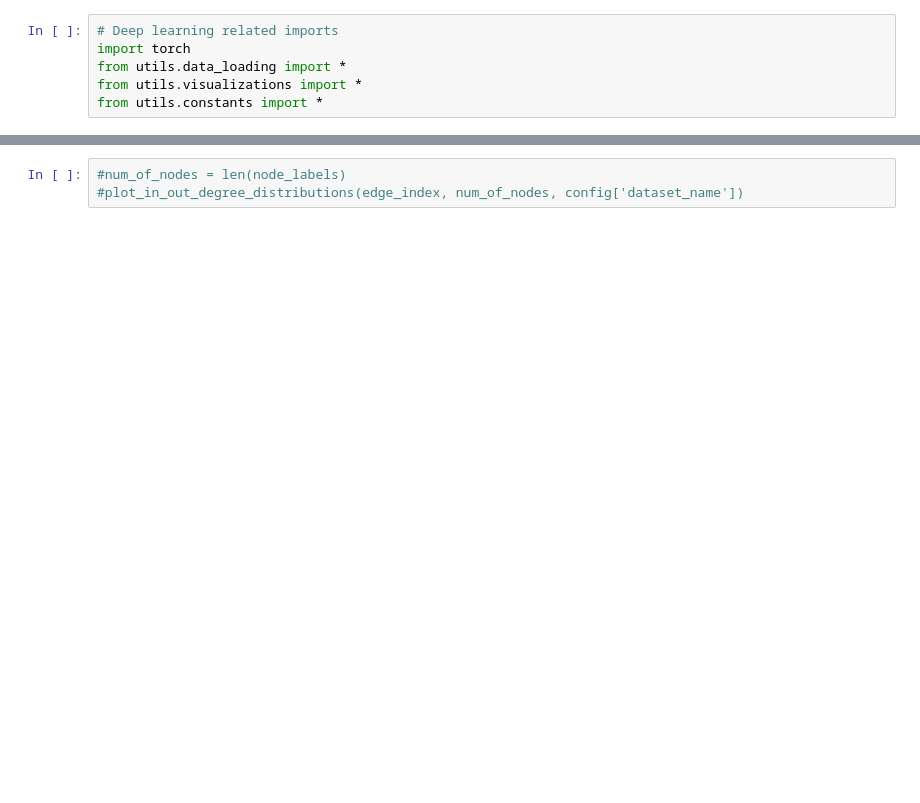
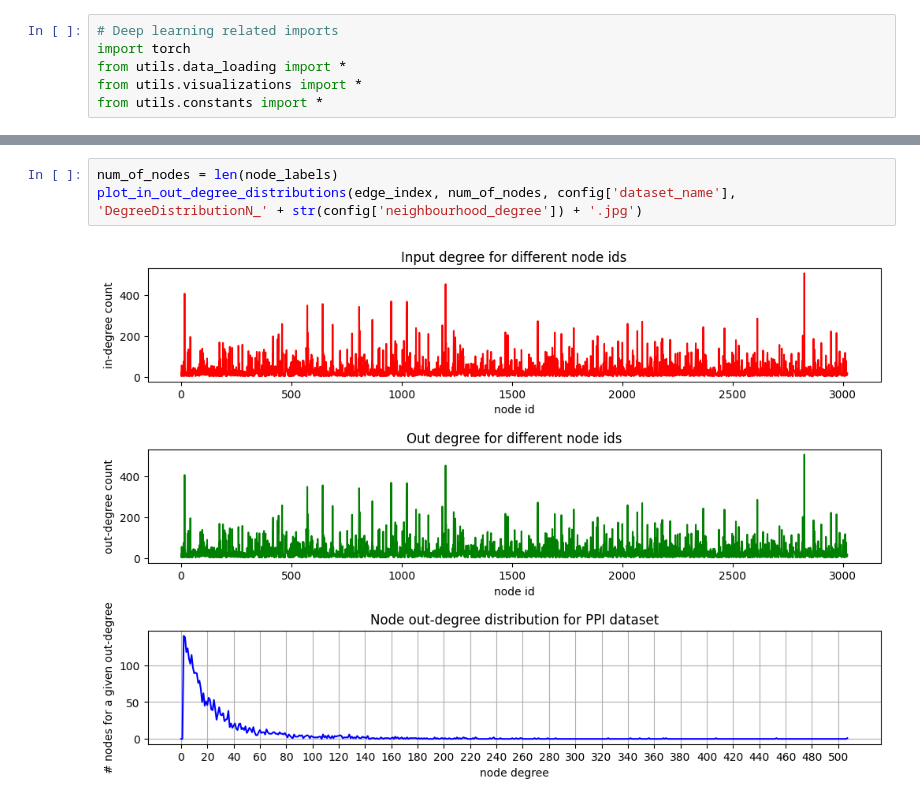
Before and after one commit to LeadBeetle/multiscale-softattention, a Jupyter notebook: GATExperimentsPPI.ipynb, the cells around one changed output, grey strips where cells are left out. Drawn from its saved outputs; the diff is of its cells as text; blank space fills up the shorter version.

Commit message:
Add visualizations folder and add degree_distributions file

```diff
--- a/GATExperimentsPPI.ipynb
+++ b/GATExperimentsPPI.ipynb
@@ -70,6 +71,8 @@ KeyboardInterrupt:
 # %%
-#num_of_nodes = len(node_labels)
-#plot_in_out_degree_distributions(edge_index, num_of_nodes, config['dataset_name'])
+num_of_nodes = len(node_labels)
+plot_in_out_degree_distributions(edge_index, num_of_nodes, config['dataset_name'], 'DegreeDistributionN_' + str(config['neighbourhood_degree']) + '.jpg')
+# %% [output]
+[figure, added]
 # %%
 from Scripts.script_PPI import *
 
```
Also changed, not shown: parts of 3 cells of this notebook, 3 other files.
